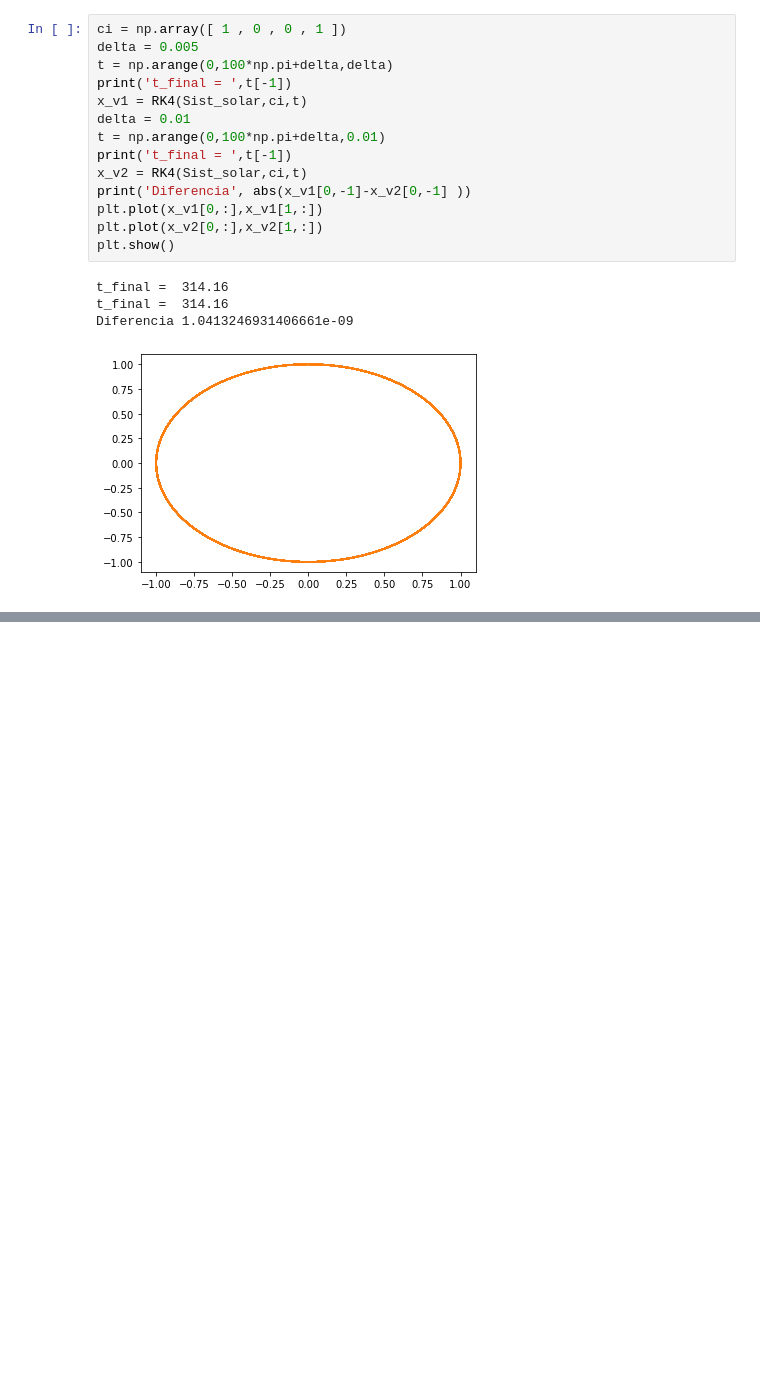
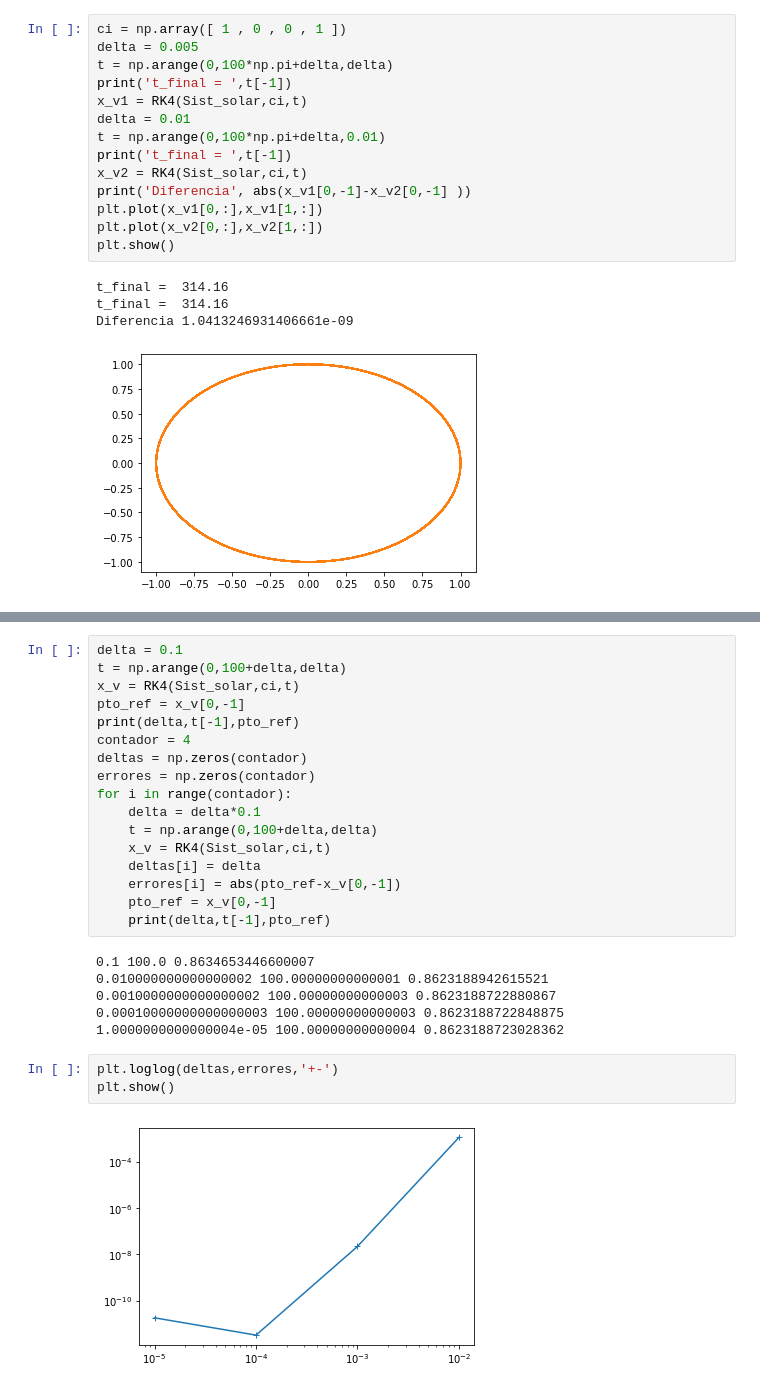
Before and after one commit to richmf/FisComp26-2, a Jupyter notebook: Clase 13 (Sist solar).ipynb, the cells around one changed output, grey strips where cells are left out. Cells and saved outputs as stored; diff of their text form; blank space fills up the shorter version.

```diff
--- a/Clase 13 (Sist solar).ipynb
+++ b/Clase 13 (Sist solar).ipynb
@@ -75,0 +86,28 @@ for i in range(8):
+# %%
+delta = 0.1
+t = np.arange(0,100+delta,delta)
+x_v = RK4(Sist_solar,ci,t)
+pto_ref = x_v[0,-1]
+print(delta,t[-1],pto_ref)
+contador = 4
+deltas = np.zeros(contador)
+errores = np.zeros(contador)
+for i in range(contador):
+    delta = delta*0.1
+    t = np.arange(0,100+delta,delta)
+    x_v = RK4(Sist_solar,ci,t)
+    deltas[i] = delta
+    errores[i] = abs(pto_ref-x_v[0,-1])
+    pto_ref = x_v[0,-1]
+    print(delta,t[-1],pto_ref)
+# %% [output]
+0.1 100.0 0.8634653446600007
+0.010000000000000002 100.00000000000001 0.8623188942615521
+0.0010000000000000002 100.00000000000003 0.8623188722880867
+0.00010000000000000003 100.00000000000003 0.8623188722848875
+1.0000000000000004e-05 100.00000000000004 0.8623188723028362
+# %%
+plt.loglog(deltas,errores,'+-')
+plt.show()
+# %% [output]
+[figure, added]
```
Also changed, not shown: parts of 9 cells of this notebook.
